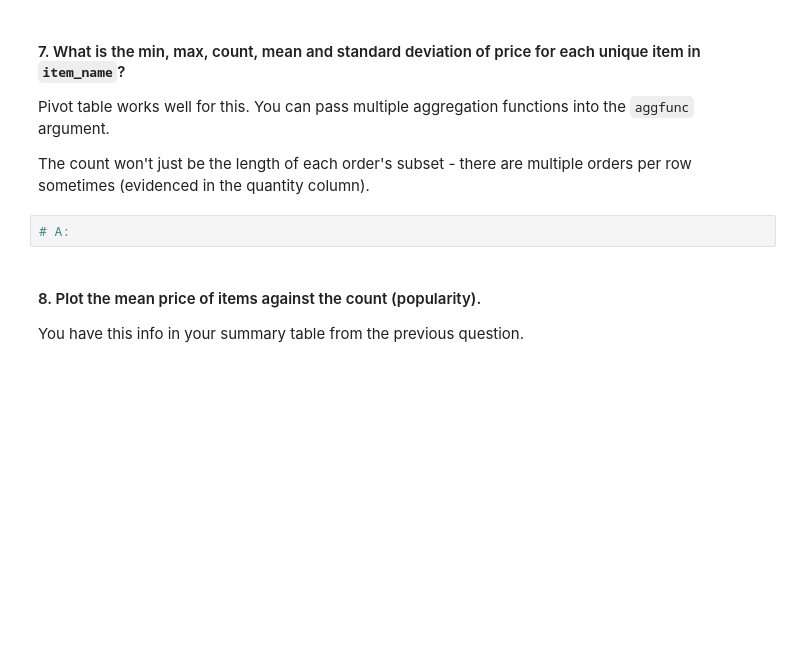
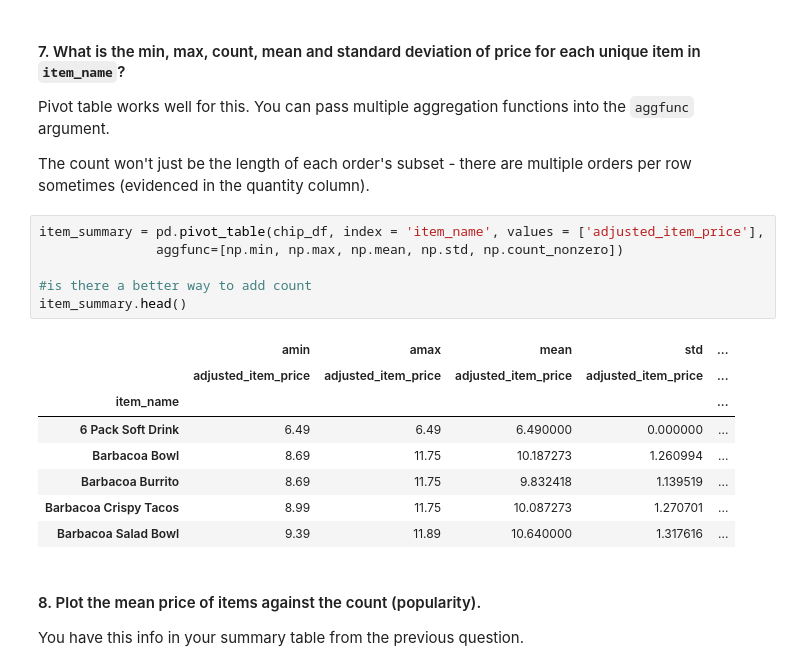
Before and after one commit to karafarkas/DS-SF-42, a Jupyter notebook: classes/04/extra-work/pandas-dataframe_manipulation-lab/dataframe-manipulation-chipotle-data.ipynb, the cells around one changed output. Saved outputs shown, nothing was run; the diff lists cells and outputs as text; blank space fills up the shorter version.

```diff
--- a/classes/04/extra-work/pandas-dataframe_manipulation-lab/dataframe-manipulation-chipotle-data.ipynb
+++ b/classes/04/extra-work/pandas-dataframe_manipulation-lab/dataframe-manipulation-chipotle-data.ipynb
@@ -103,8 +211,21 @@ Some items have multiple orders per row, as indicated by the quantity. Adjust th
 Pivot table works well for this. You can pass multiple aggregation functions into the `aggfunc` argument.
 
 The count won't just be the length of each order's subset - there are multiple orders per row sometimes (evidenced in the quantity column).
-# %%
-# A:
+# %%
+item_summary = pd.pivot_table(chip_df, index = 'item_name', values = ['adjusted_item_price'],
+               aggfunc=[np.min, np.max, np.mean, np.std, np.count_nonzero])
+
+#is there a better way to add count
+item_summary.head()
+# %% [output]
+|  | amin | amax | mean | std | ... |
+|  | adjusted_item_price | adjusted_item_price | adjusted_item_price | adjusted_item_price | ... |
+| item_name |  |  |  |  | ... |
+| 6 Pack Soft Drink | 6.49 | 6.49 | 6.490000 | 0.000000 | ... |
+| Barbacoa Bowl | 8.69 | 11.75 | 10.187273 | 1.260994 | ... |
+| Barbacoa Burrito | 8.69 | 11.75 | 9.832418 | 1.139519 | ... |
+| Barbacoa Crispy Tacos | 8.99 | 11.75 | 10.087273 | 1.270701 | ... |
+| Barbacoa Salad Bowl | 9.39 | 11.89 | 10.640000 | 1.317616 | ... |
 # %% [markdown]
 #### 8. Plot the mean price of items against the count (popularity).
 
```
Also changed, not shown: parts of 13 cells of this notebook.
